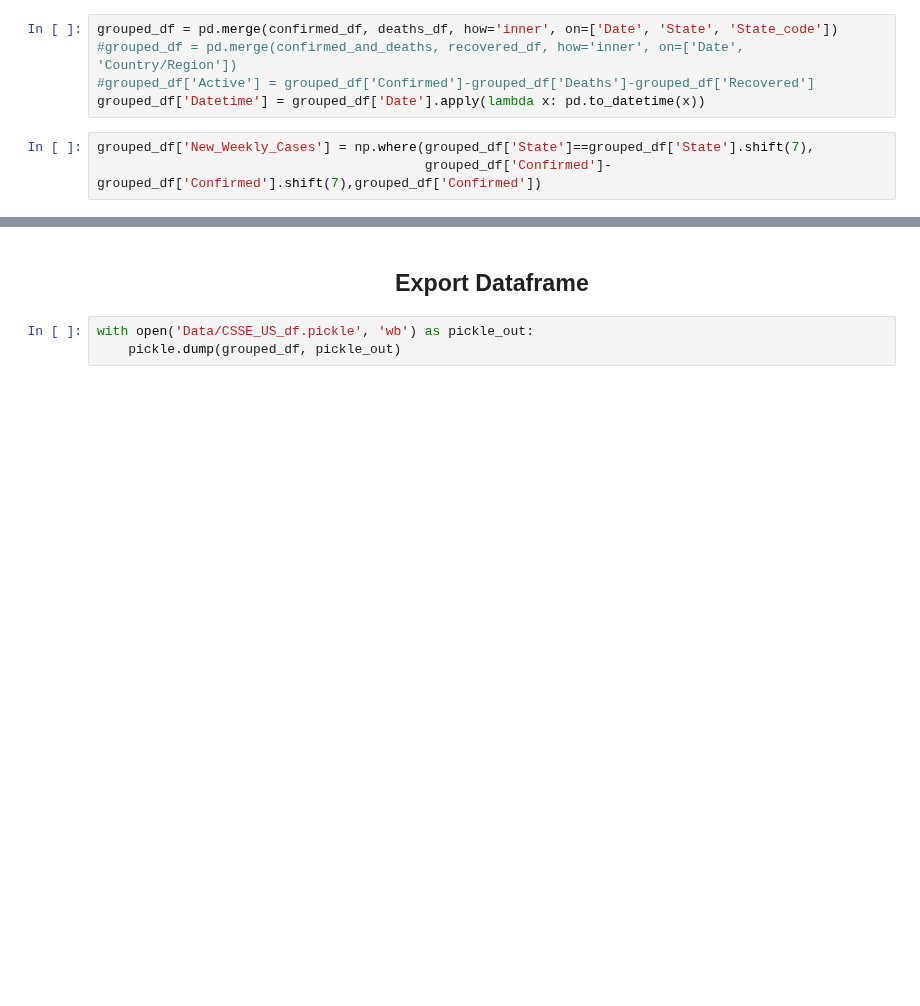
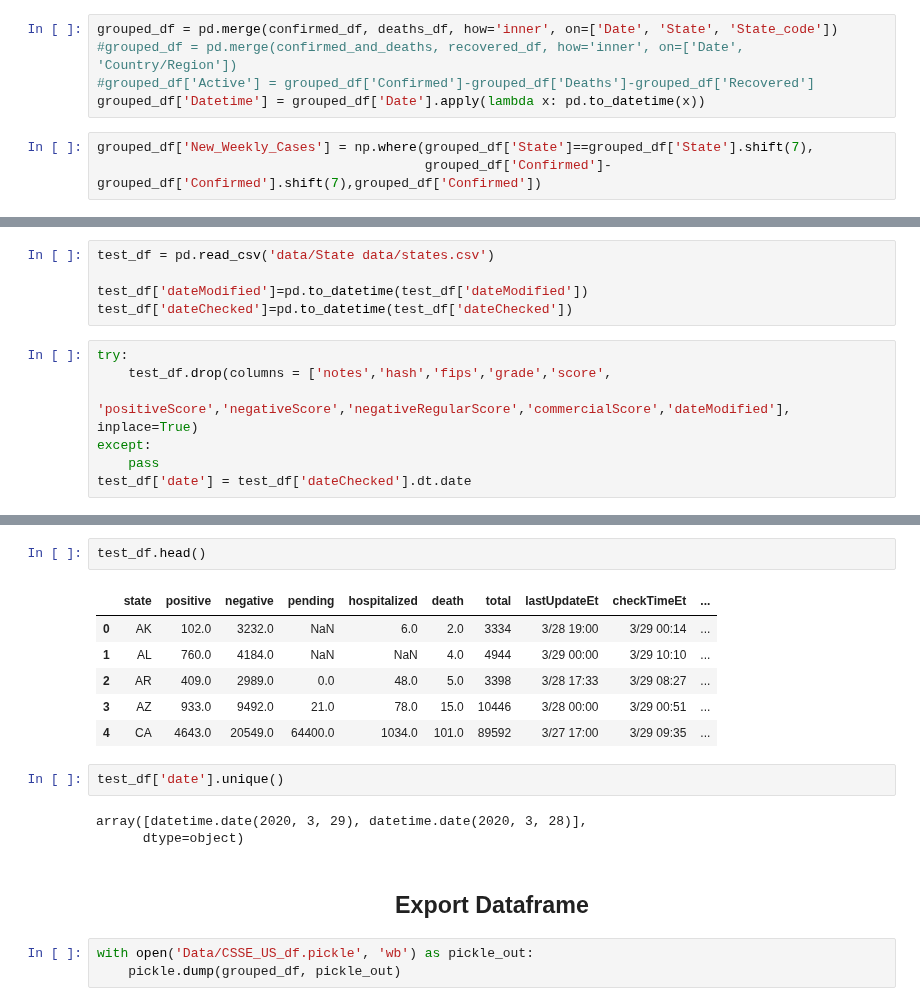
Before and after one commit to andyakrn/COVID_19, a Jupyter notebook: CSSE_US_data.ipynb, the cells around one changed output, grey strips where cells are left out. Drawn from its saved outputs; the diff is of its cells as text; blank space fills up the shorter version.

```diff
--- a/CSSE_US_data.ipynb
+++ b/CSSE_US_data.ipynb
@@ -99,0 +102,12 @@ grouped_df['New_Weekly_Cases'] = np.where(grouped_df['State']==grouped_df['State
+# %%
+test_df = pd.read_csv('data/State data/states.csv')
+
+test_df['dateModified']=pd.to_datetime(test_df['dateModified'])
+test_df['dateChecked']=pd.to_datetime(test_df['dateChecked'])
+# %%
+try:
+    test_df.drop(columns = ['notes','hash','fips','grade','score',
+                           'positiveScore','negativeScore','negativeRegularScore','commercialScore','dateModified'], inplace=True)
+except:
+    pass
+test_df['date'] = test_df['dateChecked'].dt.date
@@ -100,3 +136,17 @@ grouped_df['New_Weekly_Cases'] = np.where(grouped_df['State']==grouped_df['State
+# %%
+test_df.head()
+# %% [output]
+|  | state | positive | negative | pending | hospitalized | death | total | lastUpdateEt | checkTimeEt | ... |
+| 0 | AK | 102.0 | 3232.0 | NaN | 6.0 | 2.0 | 3334 | 3/28 19:00 | 3/29 00:14 | ... |
+| 1 | AL | 760.0 | 4184.0 | NaN | NaN | 4.0 | 4944 | 3/29 00:00 | 3/29 10:10 | ... |
+| 2 | AR | 409.0 | 2989.0 | 0.0 | 48.0 | 5.0 | 3398 | 3/28 17:33 | 3/29 08:27 | ... |
+| 3 | AZ | 933.0 | 9492.0 | 21.0 | 78.0 | 15.0 | 10446 | 3/28 00:00 | 3/29 00:51 | ... |
+| 4 | CA | 4643.0 | 20549.0 | 64400.0 | 1034.0 | 101.0 | 89592 | 3/27 17:00 | 3/29 09:35 | ... |
+# %%
+test_df['date'].unique()
+# %% [output]
+array([datetime.date(2020, 3, 29), datetime.date(2020, 3, 28)],
+      dtype=object)
 # %% [markdown]
 <h2><center>
     Export Dataframe
```
Also changed, not shown: parts of 3 cells of this notebook.
